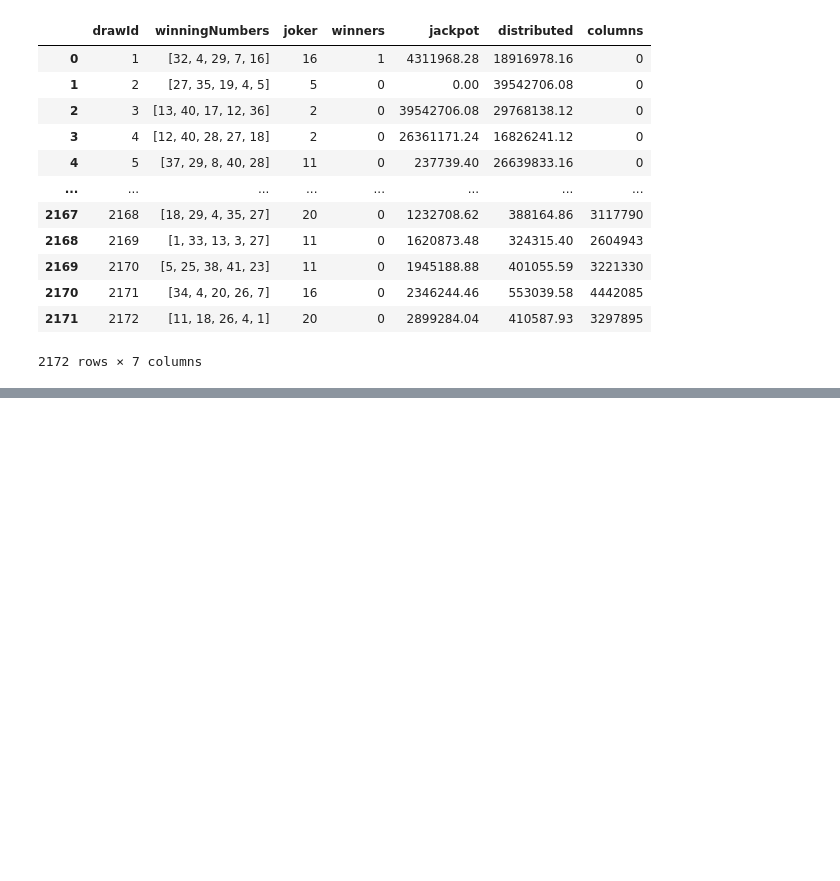
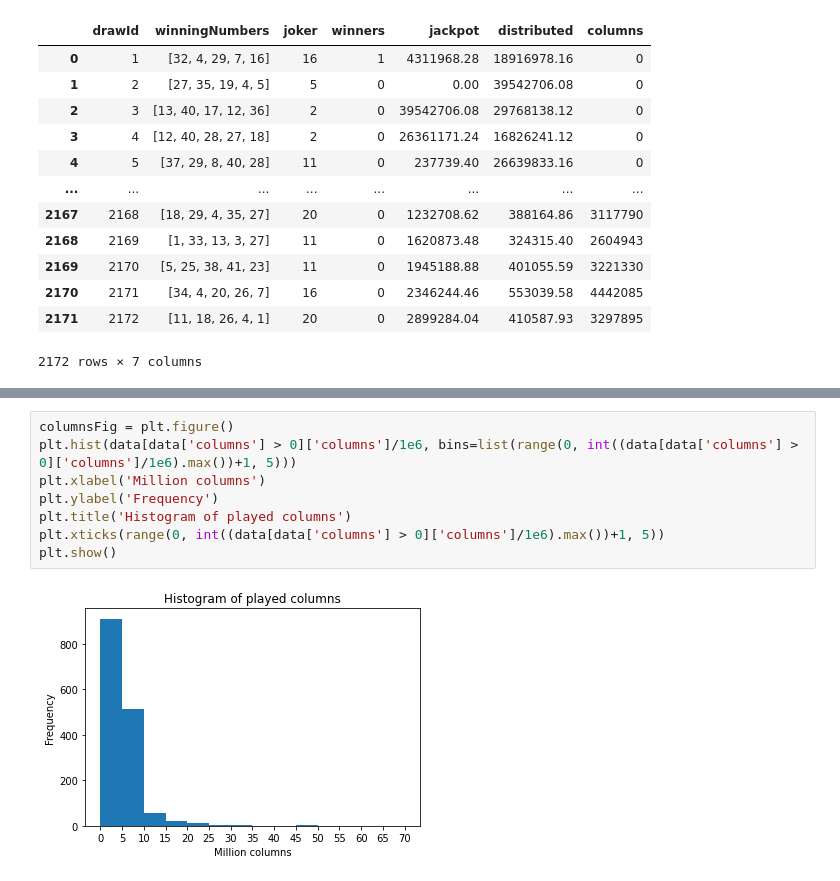
Before and after one commit to EKostinoudis/Joker-Statistics, a Jupyter notebook: stats.ipynb, the cells around one changed output, grey strips where cells are left out. Saved outputs shown, nothing was run; the diff lists cells and outputs as text; blank space fills up the shorter version.

```diff
--- a/stats.ipynb
+++ b/stats.ipynb
@@ -53,0 +154,10 @@ Biggest winning money 19278990.85 at drawId: 1071 with 3 winners
+# %%
+columnsFig = plt.figure()
+plt.hist(data[data['columns'] > 0]['columns']/1e6, bins=list(range(0, int((data[data['columns'] > 0]['columns']/1e6).max())+1, 5)))
+plt.xlabel('Million columns')
+plt.ylabel('Frequency')
+plt.title('Histogram of played columns')
+plt.xticks(range(0, int((data[data['columns'] > 0]['columns']/1e6).max())+1, 5))
+plt.show()
+# %% [output]
+[figure, added]
```
Also changed, not shown: parts of 13 cells of this notebook, 5 other files.
